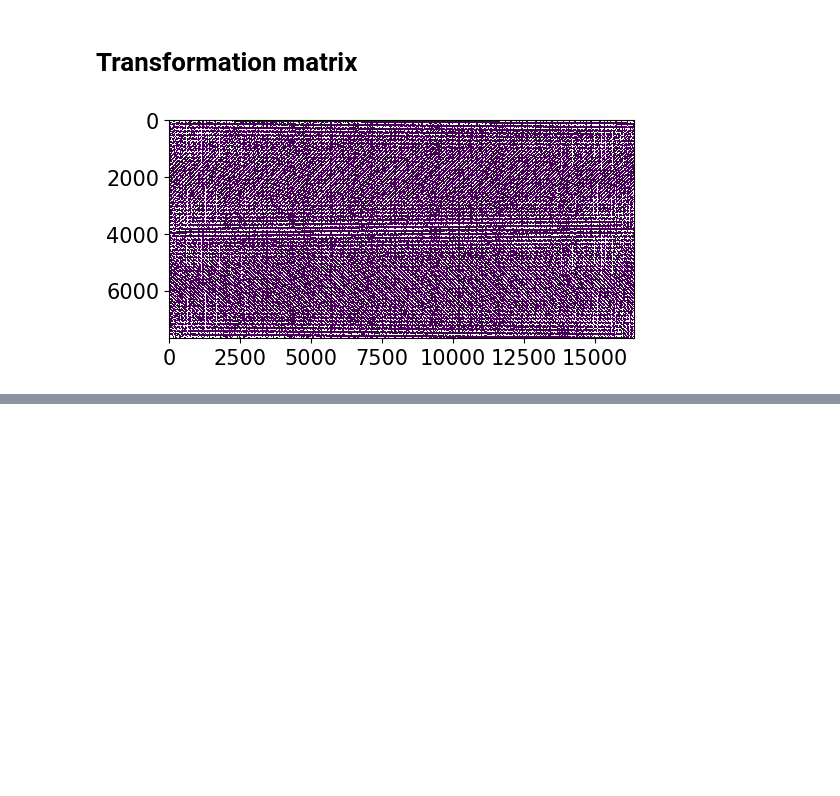
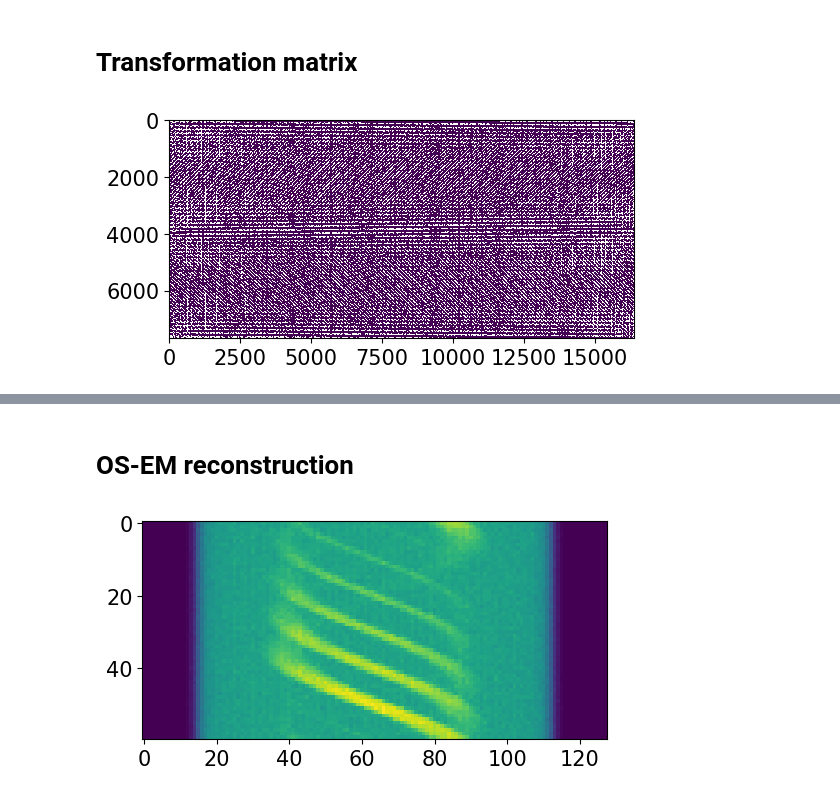
Before and after one commit to dachengx/MedPhys-recon, a Jupyter notebook: model.ipynb, the cells around one changed output, grey strips where cells are left out. Drawn from its saved outputs; the diff is of its cells as text; code cells hidden in the pictures; blank space fills up the shorter version.

```diff
--- a/model.ipynb
+++ b/model.ipynb
@@ -87,2 +95,11 @@ plt.show()
 # %%
 gray.astype('float32').tofile('result')
+# %% [markdown]
+# OS-EM reconstruction
+# %%
+p = np.fromfile('Proj_1e7Counts', dtype=np.float32)
+
+plt.imshow(p.reshape((collimator['direction'], image['pixels'])))
+plt.show()
+# %% [output]
+[figure, added]
```
Also changed, not shown: parts of 11 cells of this notebook.
